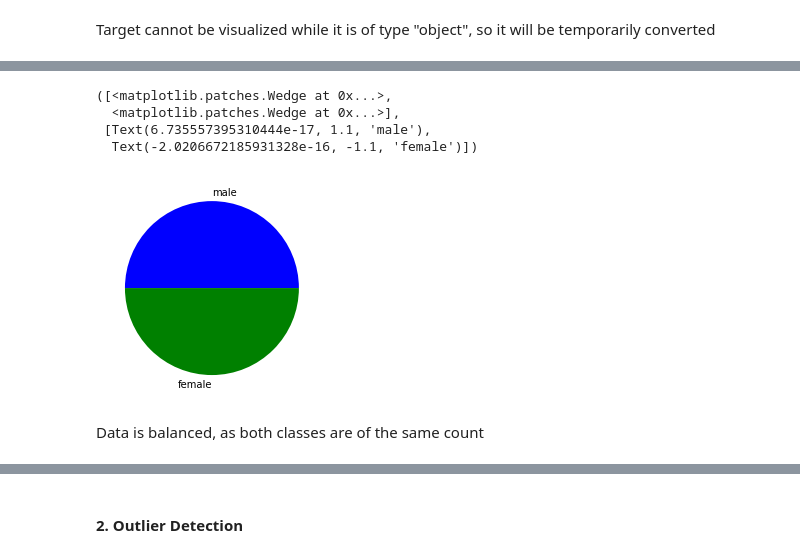
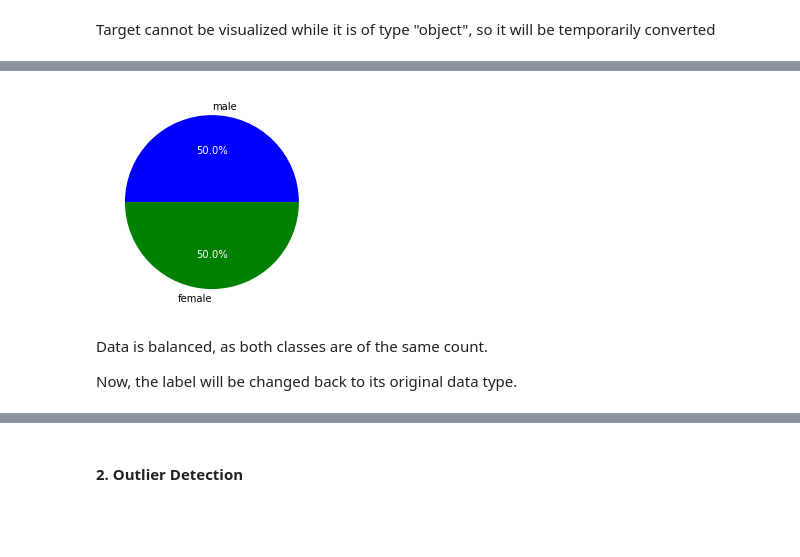
Before and after one commit to Popusa/gender-voice-classification, a Jupyter notebook: gender-voice-classification.ipynb, the cells around one changed output, grey strips where cells are left out. Saved outputs shown, nothing was run; the diff lists cells and outputs as text; code cells hidden in the pictures; blank space fills up the shorter version.

```diff
--- a/gender-voice-classification.ipynb
+++ b/gender-voice-classification.ipynb
@@ -195,15 +197,15 @@ modindx     float64
 label       float64
 dtype: object
 # %%
-plt.pie(df['label'].value_counts(),colors = ['blue','green'],labels = ['male','female'])
+_, _, autotexts = plt.pie(df['label'].value_counts(),colors = ['blue','green'],labels = ['male','female'],autopct= '%1.1f%%')
+for autotext in autotexts:
+    autotext.set_color('white')
 # %% [output]
-([<matplotlib.patches.Wedge at 0x...>,
-  <matplotlib.patches.Wedge at 0x...>],
- [Text(6.735557395310444e-17, 1.1, 'male'),
-  Text(-2.0206672185931328e-16, -1.1, 'female')])
-[figure, old version]
+[figure, new version]
 # %% [markdown]
-Data is balanced, as both classes are of the same count
+Data is balanced, as both classes are of the same count.
+
+Now, the label will be changed back to its original data type.
 # %%
 df['label'].replace('1','male',inplace = True)
 df['label'].replace('0','female',inplace = True)
```
Also changed, not shown: parts of 133 cells of this notebook, 1 other file.
